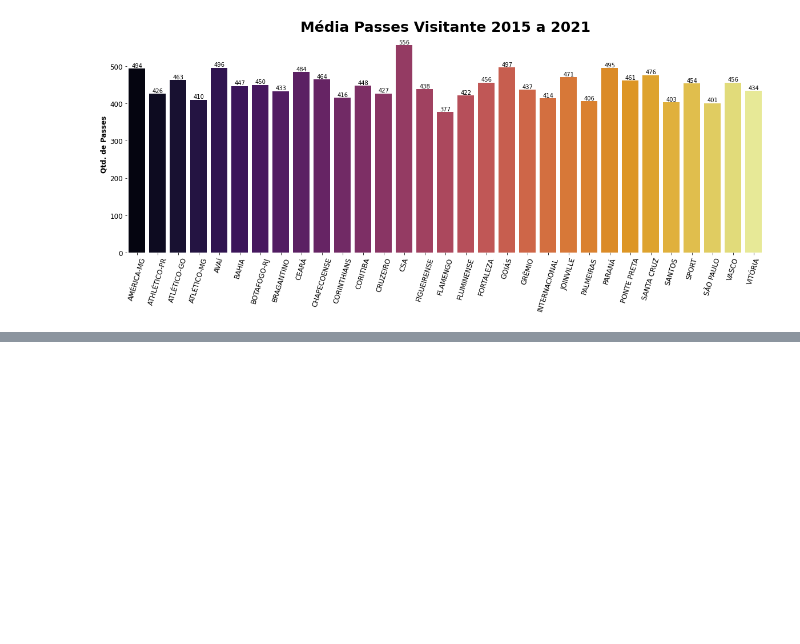
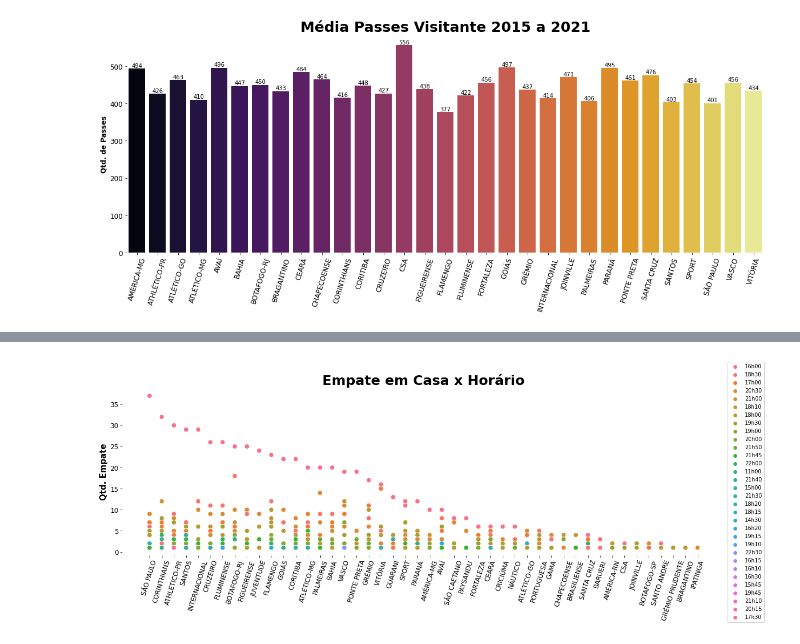
Before and after one commit to NophaieViscente/AnalisandoDadosBrasileirao, a Jupyter notebook: Analise_de_Dados_Campeonato_Brasileiro_2000_até_2021.ipynb, the cells around one changed output, grey strips where cells are left out. Saved outputs shown, nothing was run; the diff lists cells and outputs as text; code cells hidden in the pictures; blank space fills up the shorter version.

```diff
--- a/Analise_de_Dados_Campeonato_Brasileiro_2000_até_2021.ipynb
+++ b/Analise_de_Dados_Campeonato_Brasileiro_2000_até_2021.ipynb
@@ -254,0 +276,9 @@ passesVisitante['ball_pass'] = passeVisitante.groupby('Visitante').mean().round(
+# %%
+# Criando novo dataset com os dados dos mandantes por horário
+vencedorHorario = full_data_norepeat[['Vencedor','Horário','Mandante_x']]
+# Renomeando a coluna Horário para Horario
+vencedorHorario.rename(columns={"Horário":"Horario"},inplace=True)
+# Buscando empates por horário
+empateMandanteHorario = vencedorHorario.loc[vencedorHorario['Vencedor'] == "Empate"]
+empateMandanteHorario.drop(labels='Vencedor',axis=1,inplace=True)
+empateHorario = empateMandanteHorario.value_counts()
@@ -294,11 +348,11 @@ def graficoContagemVerticalSemBarValues(dados, x,hue, palette,tamanhoFigura, tit
     ax.spines[axis].set_color(None)
 plt.show()
 
-def graficoBarrasSimplesComContador (dados, x, y, palette, tamanhoFigura, titulo, tamanhoFonteTitulo, tipoFonteTitulo, xlabel, ylabel, tamanhoLabels,
+def graficoBarrasSimplesComContador (dados, x, y, hue, palette, tamanhoFigura, titulo, tamanhoFonteTitulo, tipoFonteTitulo, xlabel, ylabel, tamanhoLabels,
                                      tipoLabels, tamanhoTicks, rotacaoTicks_x) :
   fig, ax = plt.subplots(figsize=tamanhoFigura)
   plt.title(titulo, fontdict={'fontsize':tamanhoFonteTitulo,'fontweight':tipoFonteTitulo})
-  sns.barplot(data=dados,x=x,y=y,palette=palette)
+  sns.barplot(data=dados,x=x,y=y,palette=palette,hue=hue)
   for axis in ['top', 'right', 'left','bottom']:
     ax.spines[axis].set_color(None)
   for texto in ax.patches:
@@ -331,6 +385,32 @@ def graficoBarrasSimplesComContadorPercentual (dados, x, y, palette, tamanhoFigu
   plt.xlabel(xlabel,fontdict={'fontsize':tamanhoLabels,'fontweight':tipoLabels})
   plt.ylabel(ylabel,fontdict={'fontsize':tamanhoLabels,'fontweight':tipoLabels})
 plt.show()
+
+def graficoBarrasSimplesSemContador (dados, x, y, hue, palette, tamanhoFigura, titulo, tamanhoFonteTitulo, tipoFonteTitulo, xlabel, ylabel, tamanhoLabels,
+                                     tipoLabels, tamanhoTicks, rotacaoTicks_x) :
+  fig, ax = plt.subplots(figsize=tamanhoFigura)
+  plt.title(titulo, fontdict={'fontsize':tamanhoFonteTitulo,'fontweight':tipoFonteTitulo})
+  sns.barplot(data=dados,x=x,y=y,palette=palette,hue=hue)
+  for axis in ['top', 'right', 'left','bottom']:
+    ax.spines[axis].set_color(None)
+  plt.xticks(rotation=rotacaoTicks_x)
+  plt.tick_params(labelsize=tamanhoTicks)
+  plt.xlabel(xlabel,fontdict={'fontsize':tamanhoLabels,'fontweight':tipoLabels})
+  plt.ylabel(ylabel,fontdict={'fontsize':tamanhoLabels,'fontweight':tipoLabels})
+plt.show()
+
+def graficoDispercao (dados, x, y, hue, palette, tamanhoFigura, titulo, tamanhoFonteTitulo, tipoFonteTitulo, xlabel, ylabel, tamanhoLabels,
+                                     tipoLabels, tamanhoTicks, rotacaoTicks_x,s) :
+  fig, ax = plt.subplots(figsize=tamanhoFigura)
+  plt.title(titulo, fontdict={'fontsize':tamanhoFonteTitulo,'fontweight':tipoFonteTitulo})
+  sns.scatterplot(data=dados,x=x,y=y,palette=palette,hue=hue,s=s)
+  for axis in ['top', 'right', 'left','bottom']:
+    ax.spines[axis].set_color(None)
+  plt.xticks(rotation=rotacaoTicks_x)
+  plt.tick_params(labelsize=tamanhoTicks)
+  plt.xlabel(xlabel,fontdict={'fontsize':tamanhoLabels,'fontweight':tipoLabels})
+  plt.ylabel(ylabel,fontdict={'fontsize':tamanhoLabels,'fontweight':tipoLabels})
+plt.show()
 # %% [markdown]
 #### Analisando os dados
 # %%
@@ -478,0 +531,8 @@ full_data_norepeat.head()
+# %%
+graficoDispercao(dados=empateMandanteHorario,x='time',y='qtd_empate',hue='hora',palette=None,tamanhoFigura=(20,5.7),
+                 titulo='Empate em Casa x Horário',tamanhoFonteTitulo=25,tipoFonteTitulo='semibold',xlabel=None,
+                 ylabel='Qtd. Empate',tamanhoLabels=15,tipoLabels='semibold',tamanhoTicks=12,rotacaoTicks_x=73,s=75)
+plt.legend(bbox_to_anchor=[1,1.175])
+plt.show()
+# %% [output]
+[figure, added]
```
Also changed, not shown: parts of 16 cells of this notebook.
